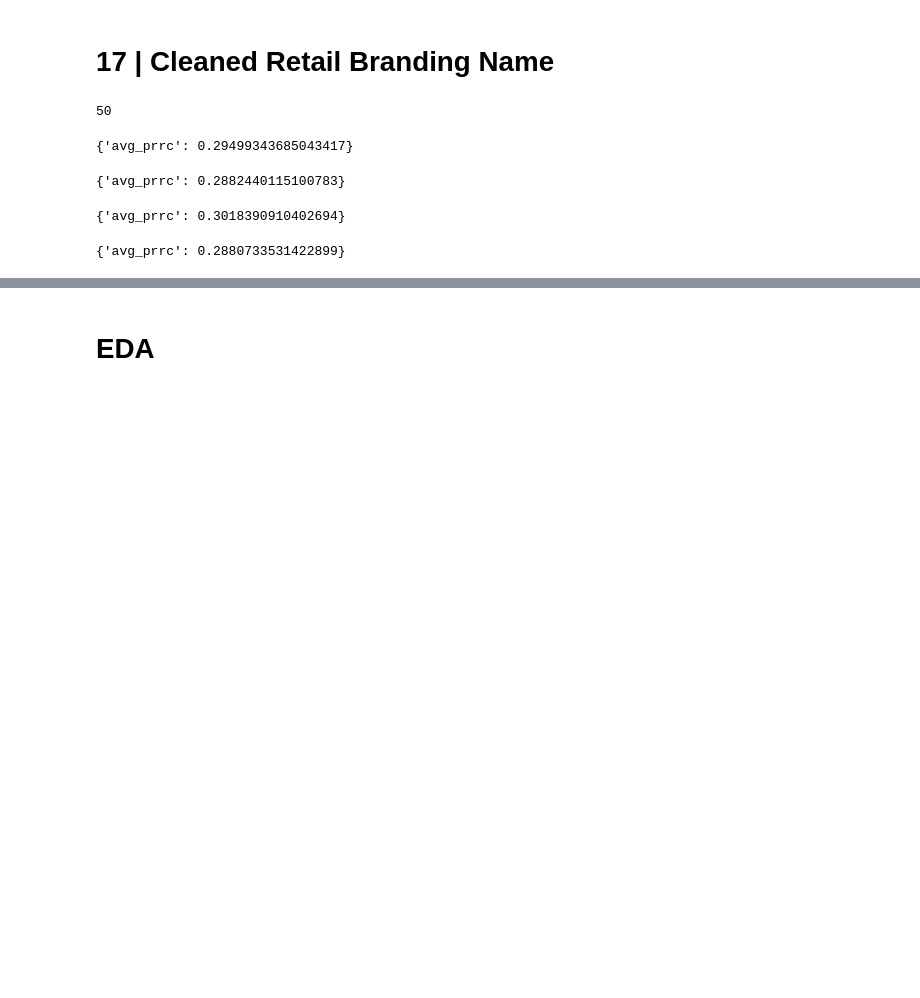
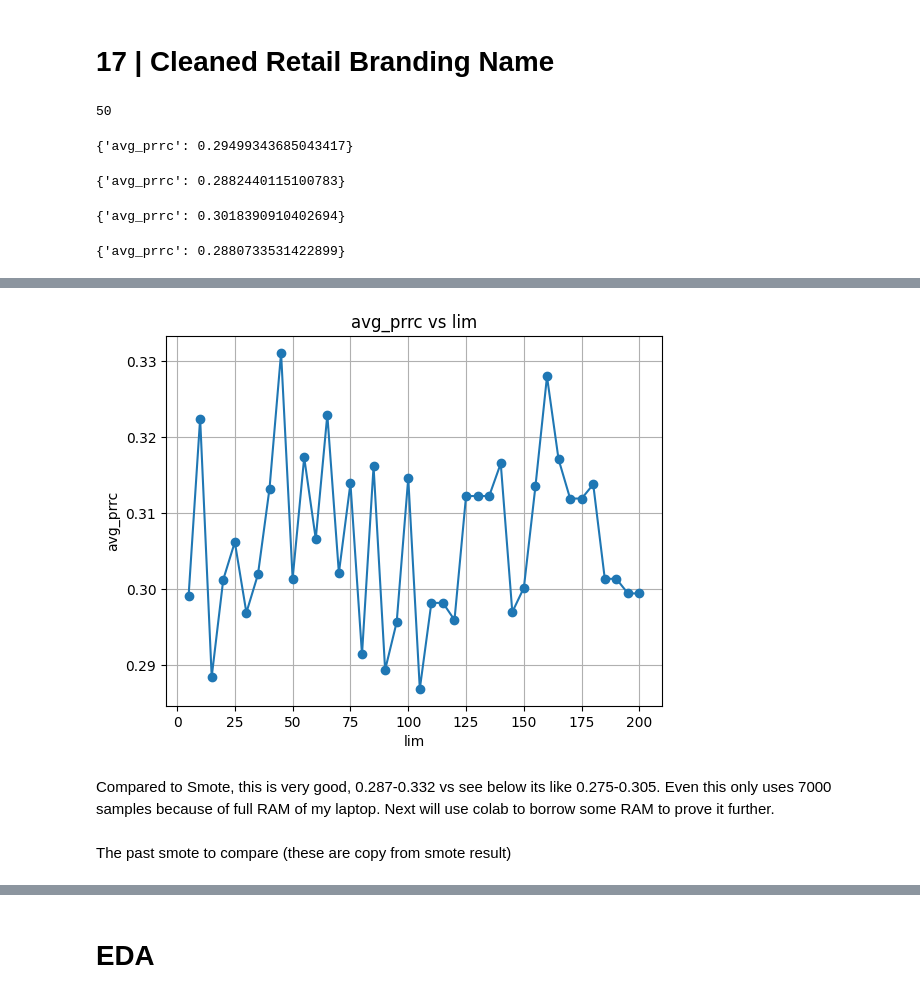
Before and after one commit to alvinrach/financial-tech-prediction, a Jupyter notebook: archive/research.ipynb, the cells around one changed output, grey strips where cells are left out. Drawn from its saved outputs; the diff is of its cells as text; code cells hidden in the pictures; blank space fills up the shorter version.

```diff
--- a/archive/research.ipynb
+++ b/archive/research.ipynb
@@ -4525,0 +4686,4 @@ mini_exp_device(filler='nan')
+# %%
+results = [mini_exp_device(i, filler='zero') for i in range(5,205,5)]
+# %%
+df_res = pd.DataFrame(results)
@@ -4525,0 +4699,14 @@ mini_exp_device(filler='nan')
+# %%
+plt.plot(df_res["lim"], df_res["avg_prrc"], marker="o")
+
+plt.xlabel("lim")
+plt.ylabel("avg_prrc")
+plt.title("avg_prrc vs lim")
+plt.grid(True)
+plt.show()
+# %% [output]
+[figure, added]
+# %% [markdown]
+Compared to Smote, this is very good, 0.287-0.332 vs see below its like 0.275-0.305. Even this only uses 7000 samples because of full RAM of my laptop. Next will use colab to borrow some RAM to prove it further.
+# %% [markdown]
+The past smote to compare (these are copy from smote result)
```
Also changed, not shown: parts of 12 cells of this notebook.
